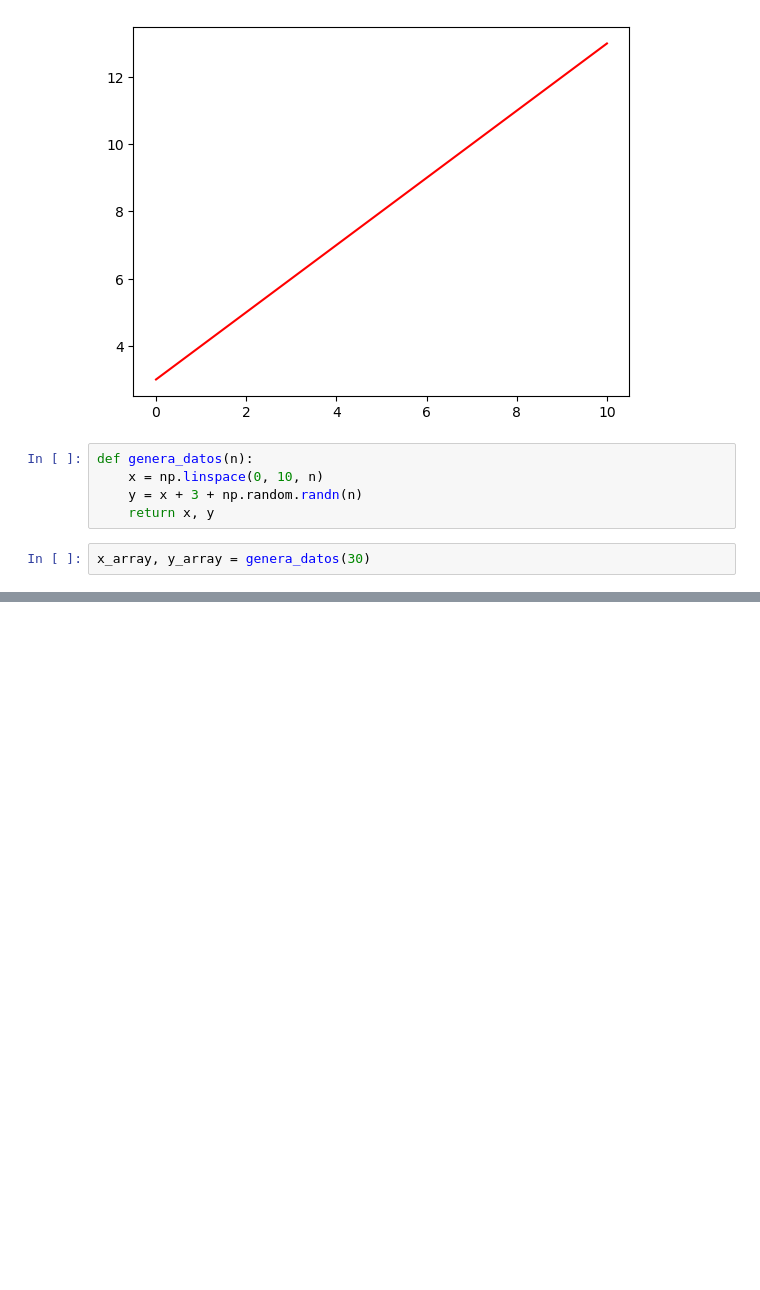
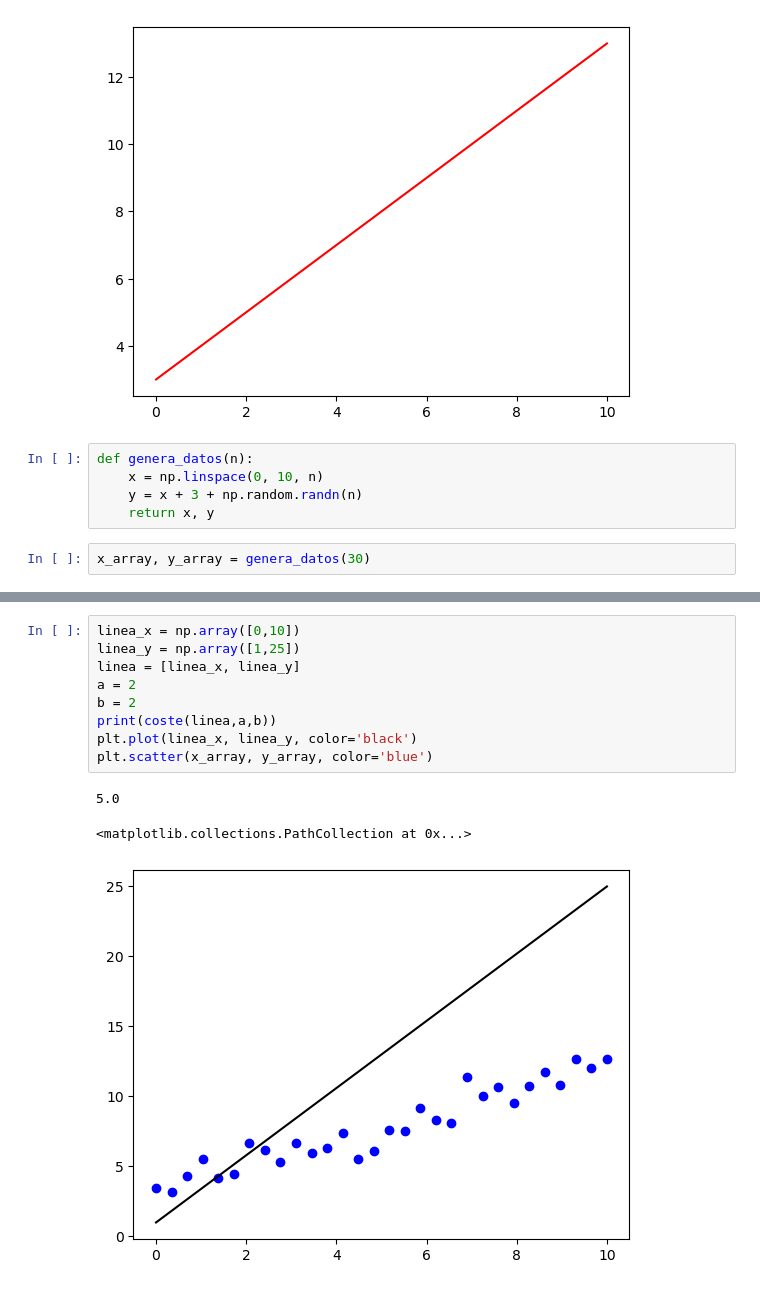
Before and after one commit to braiso-22/pruebasPyplot, a Jupyter notebook: regresion.ipynb, the cells around one changed output, grey strips where cells are left out. Saved outputs shown, nothing was run; the diff lists cells and outputs as text; blank space fills up the shorter version.

```diff
--- a/regresion.ipynb
+++ b/regresion.ipynb
@@ -30,0 +65,13 @@ plt.show()
+# %%
+linea_x = np.array([0,10])
+linea_y = np.array([1,25])
+linea = [linea_x, linea_y]
+a = 2
+b = 2
+print(coste(linea,a,b))
+plt.plot(linea_x, linea_y, color='black')
+plt.scatter(x_array, y_array, color='blue')
+# %% [output]
+5.0
+<matplotlib.collections.PathCollection at 0x...>
+[figure, added]
```
Also changed, not shown: parts of 10 cells of this notebook, 1 other file.
